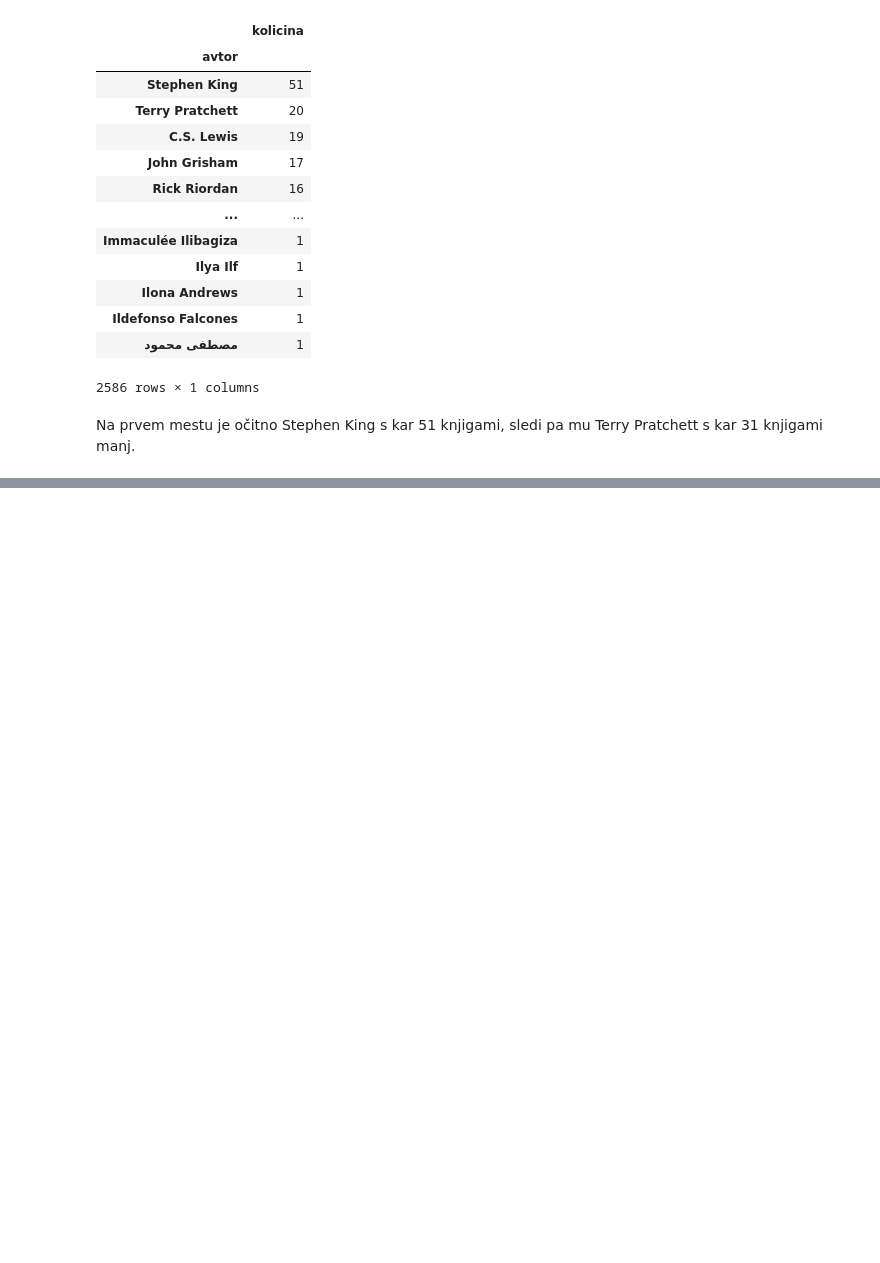
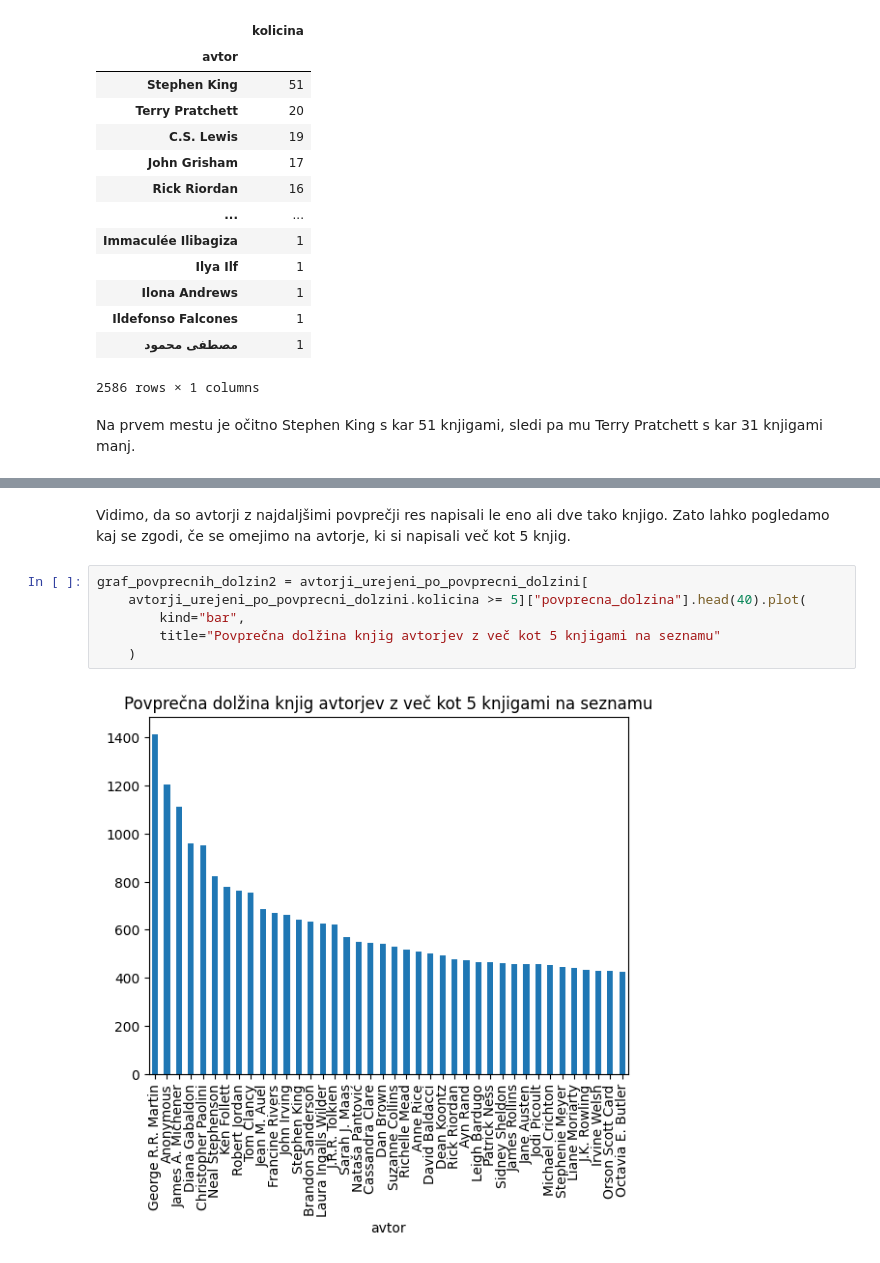
Before and after one commit to tadejjersin/analiza-knjig, a Jupyter notebook: analiza.ipynb, the cells around one changed output, grey strips where cells are left out. Drawn from its saved outputs; the diff is of its cells as text; blank space fills up the shorter version.

```diff
--- a/analiza.ipynb
+++ b/analiza.ipynb
@@ -181,0 +195,10 @@ statistike_avtorjev
+# %% [markdown]
+Vidimo, da so avtorji z najdaljšimi povprečji res napisali le eno ali dve tako knjigo. Zato lahko pogledamo kaj se zgodi, če se omejimo na avtorje, ki si napisali več kot 5 knjig.
+# %%
+graf_povprecnih_dolzin2 = avtorji_urejeni_po_povprecni_dolzini[
+    avtorji_urejeni_po_povprecni_dolzini.kolicina >= 5]["povprecna_dolzina"].head(40).plot(
+        kind="bar",
+        title="Povprečna dolžina knjig avtorjev z več kot 5 knjigami na seznamu"
+    )
+# %% [output]
+[figure, added]
```
Also changed, not shown: parts of 6 cells of this notebook.
